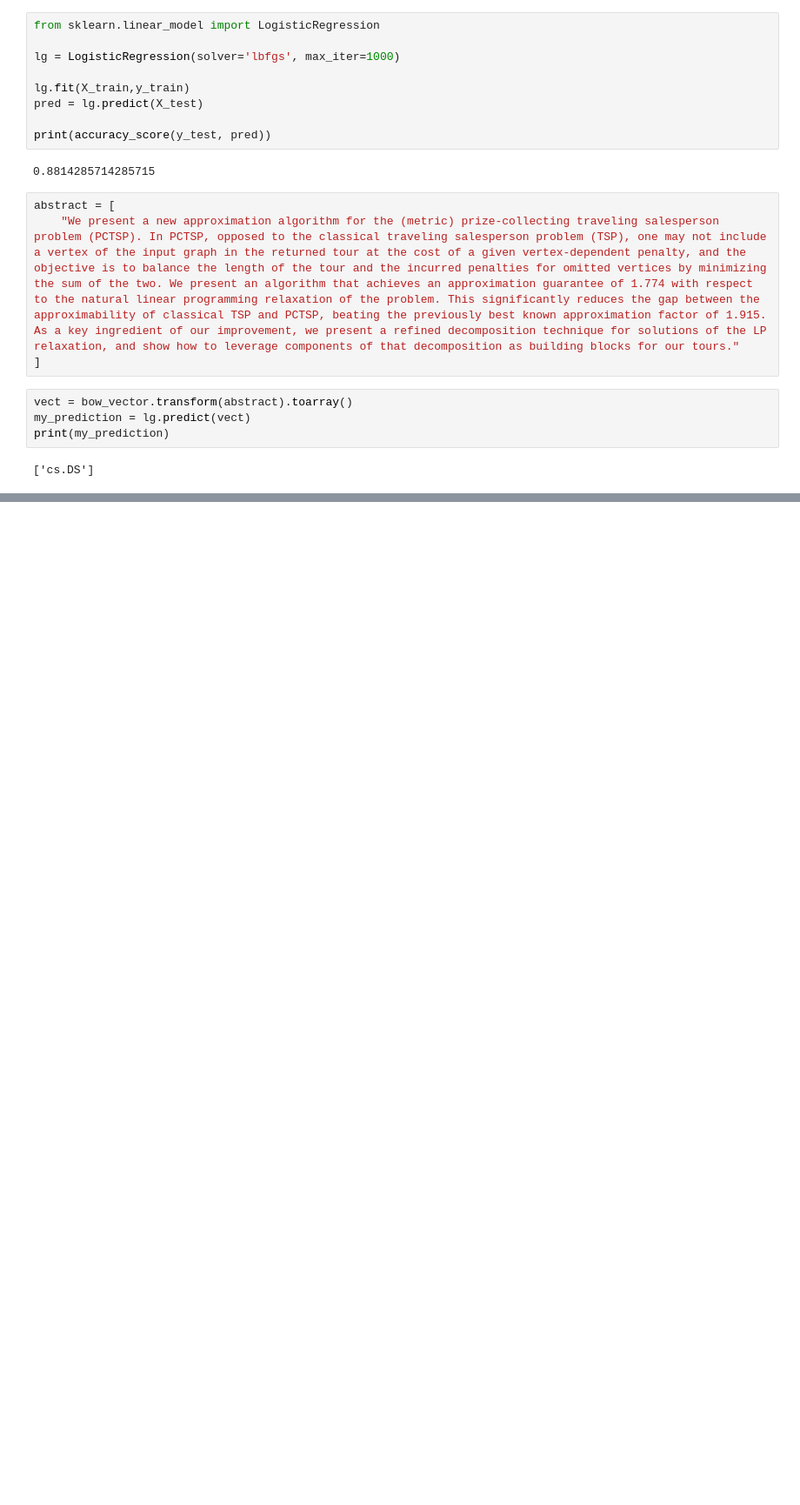
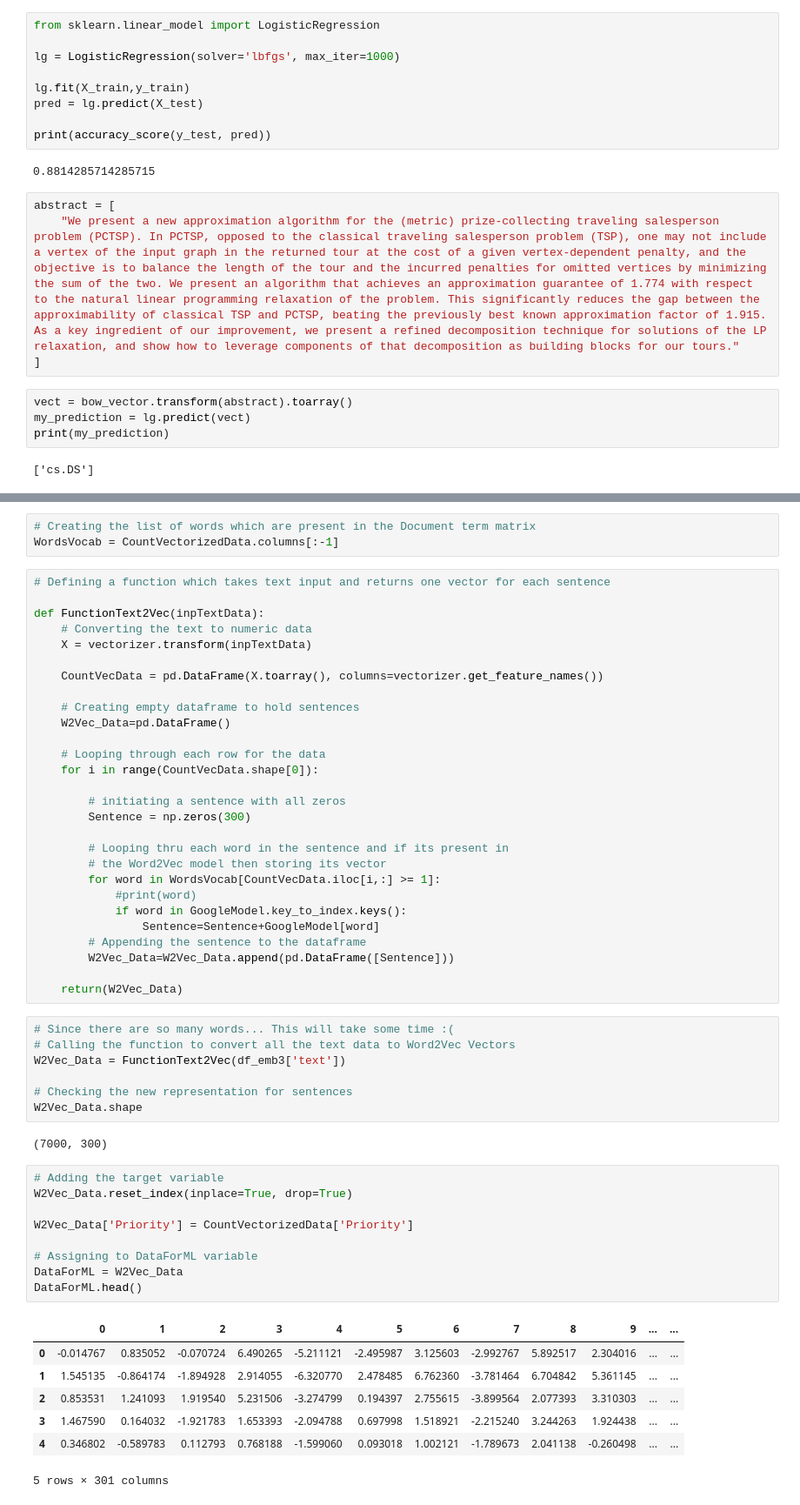
Before and after one commit to tiru-patel/Active-Learning-based-Research-Paper-Classification, a Jupyter notebook: main.ipynb, the cells around one changed output, grey strips where cells are left out. Shown at 87% size. Cells and saved outputs as stored; diff of their text form; blank space fills up the shorter version.

```diff
--- a/main.ipynb
+++ b/main.ipynb
@@ -386,0 +453,57 @@ print(accuracy_score(y_test, pred))
+# %%
+# Creating the list of words which are present in the Document term matrix
+WordsVocab = CountVectorizedData.columns[:-1]
+# %%
+# Defining a function which takes text input and returns one vector for each sentence
+
+def FunctionText2Vec(inpTextData):
+    # Converting the text to numeric data
+    X = vectorizer.transform(inpTextData)
+
+    CountVecData = pd.DataFrame(X.toarray(), columns=vectorizer.get_feature_names())
+
+    # Creating empty dataframe to hold sentences
+    W2Vec_Data=pd.DataFrame()
+
+    # Looping through each row for the data
+    for i in range(CountVecData.shape[0]):
+
+        # initiating a sentence with all zeros
+        Sentence = np.zeros(300)
+
+        # Looping thru each word in the sentence and if its present in
+        # the Word2Vec model then storing its vector
+        for word in WordsVocab[CountVecData.iloc[i,:] >= 1]:
+            #print(word)
+            if word in GoogleModel.key_to_index.keys():
+                Sentence=Sentence+GoogleModel[word]
+        # Appending the sentence to the dataframe
+        W2Vec_Data=W2Vec_Data.append(pd.DataFrame([Sentence]))
+
+    return(W2Vec_Data)
+# %%
+# Since there are so many words... This will take some time :(
+# Calling the function to convert all the text data to Word2Vec Vectors
+W2Vec_Data = FunctionText2Vec(df_emb3['text'])
+
+# Checking the new representation for sentences
+W2Vec_Data.shape
+# %% [output]
+(7000, 300)
+# %%
+# Adding the target variable
+W2Vec_Data.reset_index(inplace=True, drop=True)
+
+W2Vec_Data['Priority'] = CountVectorizedData['Priority']
+
+# Assigning to DataForML variable
+DataForML = W2Vec_Data
+DataForML.head()
+# %% [output]
+|  | 0 | 1 | 2 | 3 | 4 | 5 | 6 | 7 | 8 | 9 | ... | ... |
+| 0 | -0.014767 | 0.835052 | -0.070724 | 6.490265 | -5.211121 | -2.495987 | 3.125603 | -2.992767 | 5.892517 | 2.304016 | ... | ... |
+| 1 | 1.545135 | -0.864174 | -1.894928 | 2.914055 | -6.320770 | 2.478485 | 6.762360 | -3.781464 | 6.704842 | 5.361145 | ... | ... |
+| 2 | 0.853531 | 1.241093 | 1.919540 | 5.231506 | -3.274799 | 0.194397 | 2.755615 | -3.899564 | 2.077393 | 3.310303 | ... | ... |
+| 3 | 1.467590 | 0.164032 | -1.921783 | 1.653393 | -2.094788 | 0.697998 | 1.518921 | -2.215240 | 3.244263 | 1.924438 | ... | ... |
+| 4 | 0.346802 | -0.589783 | 0.112793 | 0.768188 | -1.599060 | 0.093018 | 1.002121 | -1.789673 | 2.041138 | -0.260498 | ... | ... |
+5 rows × 301 columns
```
Also changed, not shown: parts of 41 cells of this notebook.
